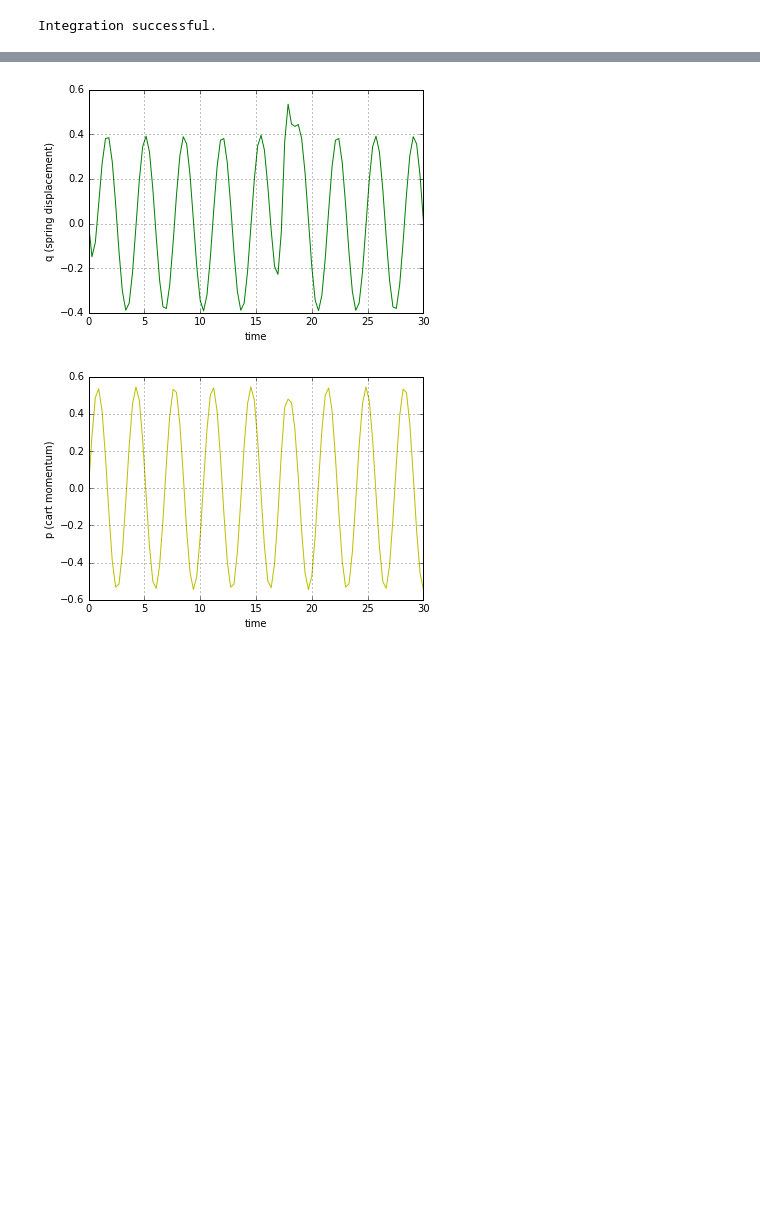
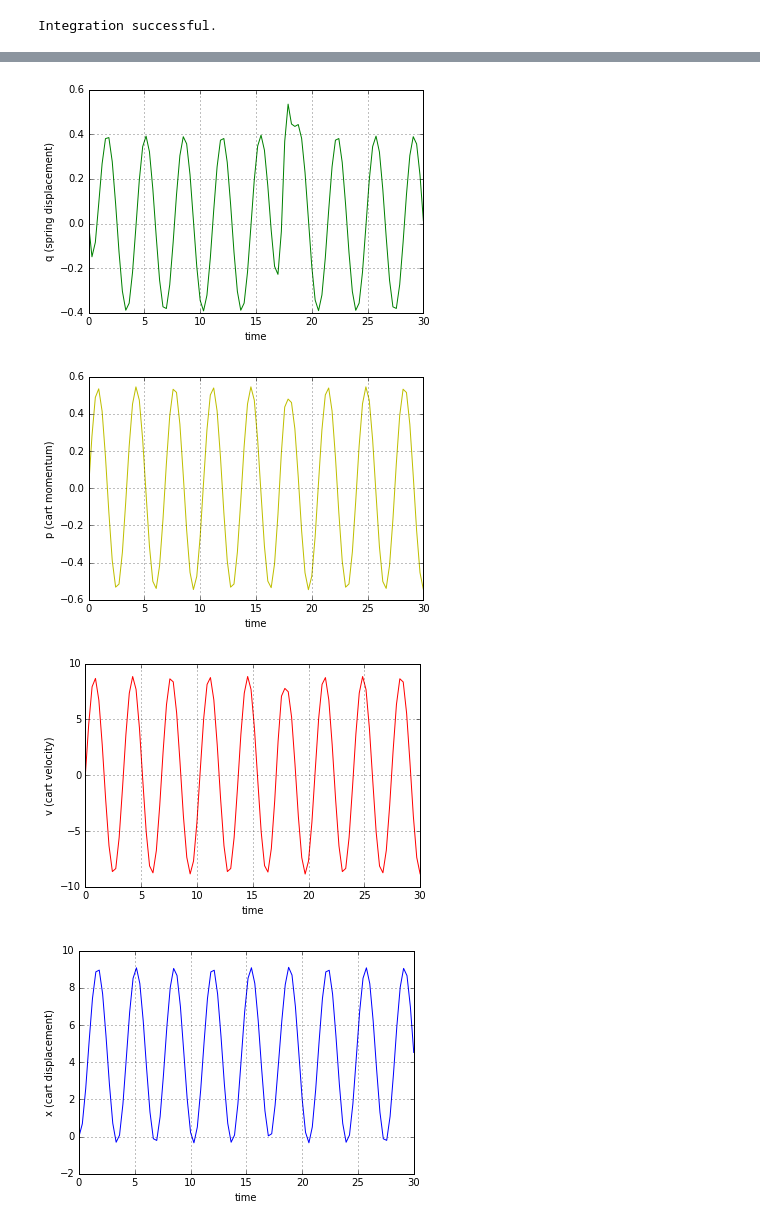
Before and after one commit to SiddhanthUnnithan/models351, a Jupyter notebook: simulation.ipynb, the cells around one changed output, grey strips where cells are left out. Drawn from its saved outputs; the diff is of its cells as text; code cells hidden in the pictures; blank space fills up the shorter version.

```diff
--- a/simulation.ipynb
+++ b/simulation.ipynb
@@ -137,32 +137,52 @@ def simulate():
 
     # convert theta to degrees before plotting
     plot.plot(t, theta)
     plot.xlabel("time")
     plot.ylabel("theta")
     plot.grid()
     plot.show()
 
     plot.plot(t, q8, "g-")
     plot.xlabel("time")
     plot.ylabel("q (spring displacement)")
     plot.grid()
     plot.show()
 
     plot.plot(t, p7, "y")
     plot.xlabel("time")
     plot.ylabel("p (cart momentum)")
     plot.grid()
     plot.show()
 
+    # obtain the velocity of the cart using mass and momentum
+    v7 = p7/cart_mass
+
+    plot.plot(t, v7, "r")
+    plot.xlabel("time")
+    plot.ylabel("v (cart velocity)")
+    plot.grid()
+    plot.show()
+
+    # integrate velocity to obtain displacement
+    disp = cumtrapz(v7, t, initial=0)
+
+    plot.plot(t, disp)
+    plot.xlabel("time")
+    plot.ylabel("x (cart displacement)")
+    plot.grid()
+    plot.show()
+
 simulate()
 # %% [output]
 Integration successful.
 [figure]
 [figure]
 [figure]
 [figure]
 [figure]
 [figure]
 [figure]
+[figure, added]
+[figure, added]
 # %%
 # placeholder
```
Also changed, not shown: parts of 1 cell of this notebook.
